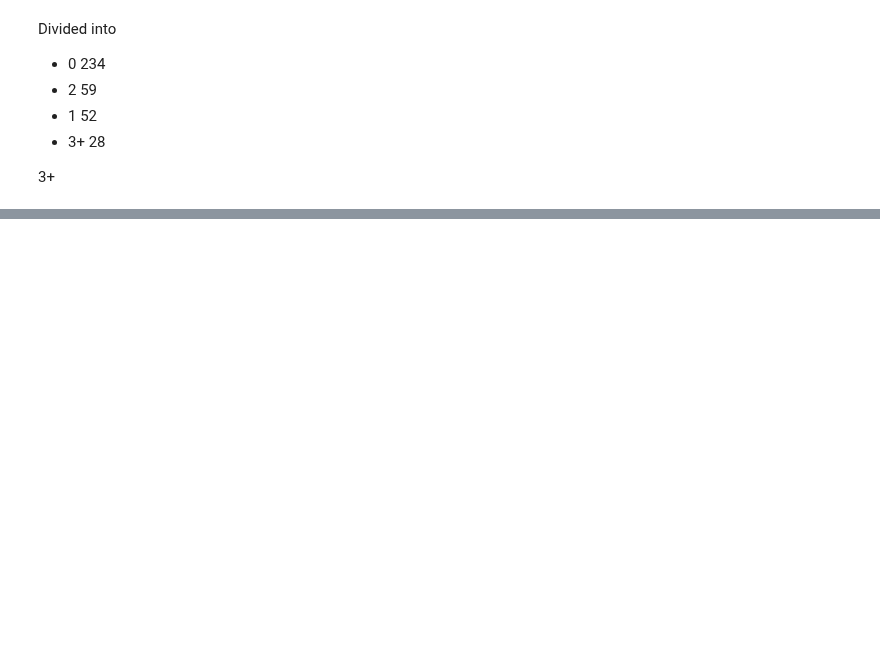
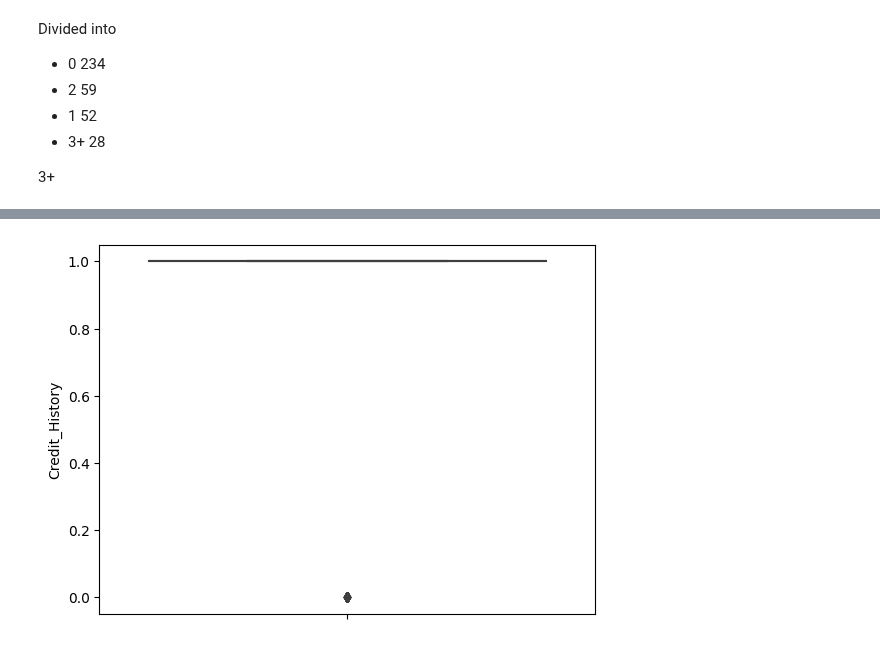
Before and after one commit to mngugi/Code_3_Camp, a Jupyter notebook: loans-status.ipynb, the cells around one changed output, grey strips where cells are left out. Saved outputs shown, nothing was run; the diff lists cells and outputs as text; code cells hidden in the pictures; blank space fills up the shorter version.

```diff
--- a/loans-status.ipynb
+++ b/loans-status.ipynb
@@ -135,6 +304,8 @@ print(df.isnull().sum())
 # %%
-sns.boxplot(dt, y= 'Credit_History')
+sns.boxplot(df, y= 'Credit_History')
 plt.show()
+# %% [output]
+[figure, added]
 # %%
 q1 = df['LoanAmount'].quantile(0.25)
 print(q1)
```
Also changed, not shown: parts of 28 cells of this notebook.
